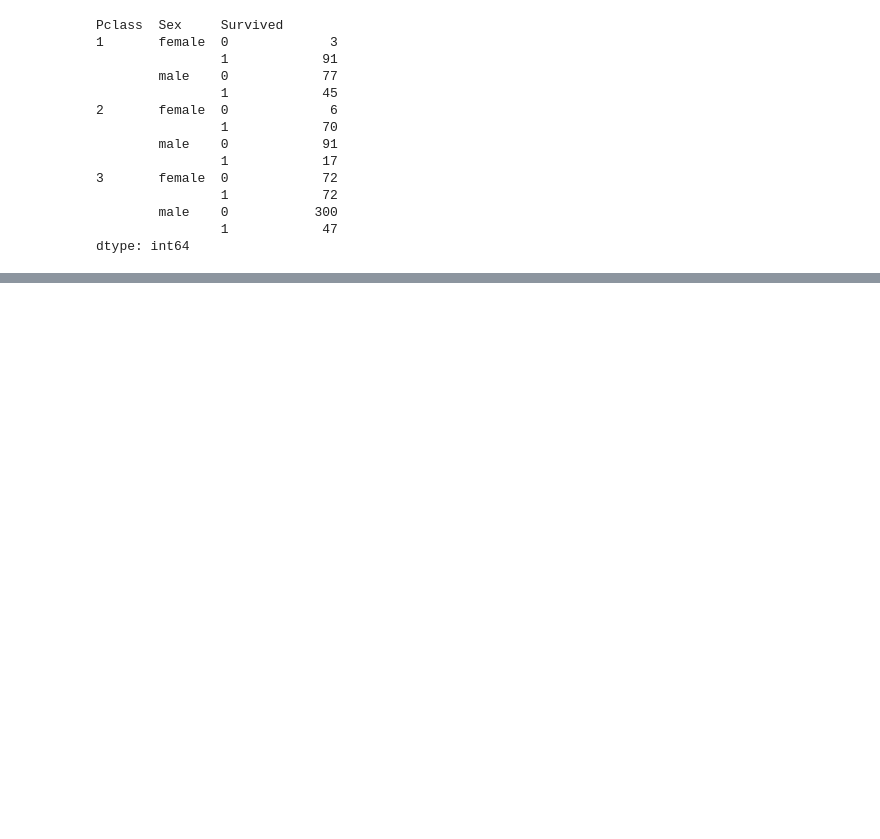
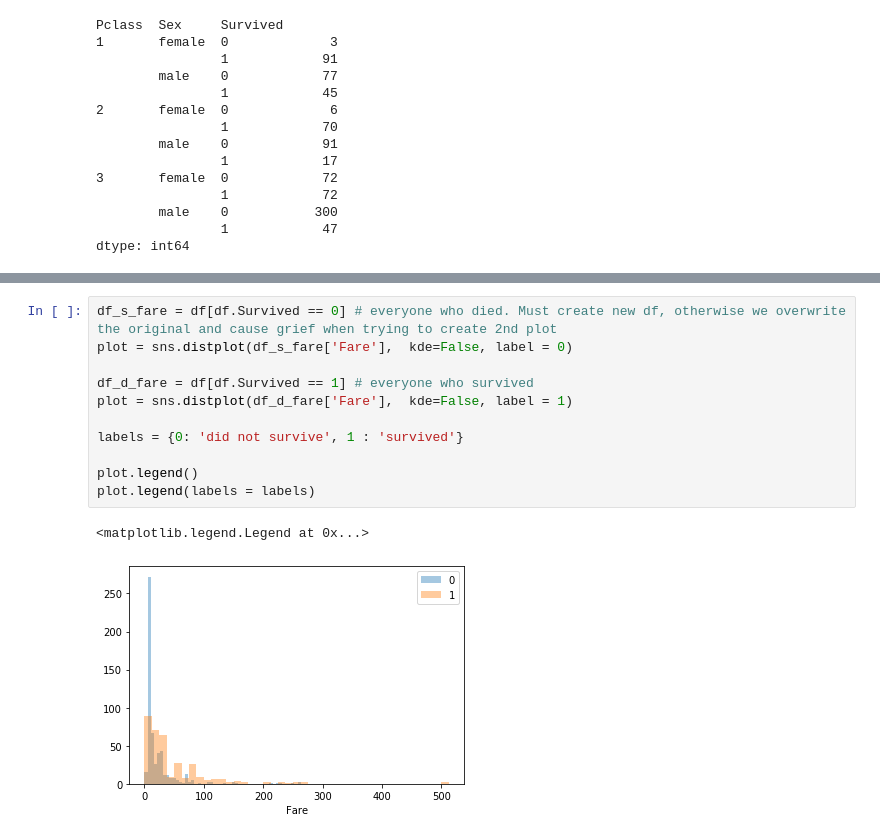
Before and after one commit to Basmatz/Spiced-bootcamp, a Jupyter notebook: Week_2/Day 1/Titanic_Exploratory_Data_Analysis.ipynb, the cells around one changed output, grey strips where cells are left out. Drawn from its saved outputs; the diff is of its cells as text; blank space fills up the shorter version.

```diff
--- a/Week_2/Day 1/Titanic_Exploratory_Data_Analysis.ipynb
+++ b/Week_2/Day 1/Titanic_Exploratory_Data_Analysis.ipynb
@@ -163,0 +165,14 @@ dtype: int64
+# %%
+df_s_fare = df[df.Survived == 0] # everyone who died. Must create new df, otherwise we overwrite the original and cause grief when trying to create 2nd plot
+plot = sns.distplot(df_s_fare['Fare'],  kde=False, label = 0)
+
+df_d_fare = df[df.Survived == 1] # everyone who survived
+plot = sns.distplot(df_d_fare['Fare'],  kde=False, label = 1)
+
+labels = {0: 'did not survive', 1 : 'survived'}
+
+plot.legend()
+plot.legend(labels = labels)
+# %% [output]
+<matplotlib.legend.Legend at 0x...>
+[figure, added]
```
Also changed, not shown: parts of 5 cells of this notebook, 2 other files.
